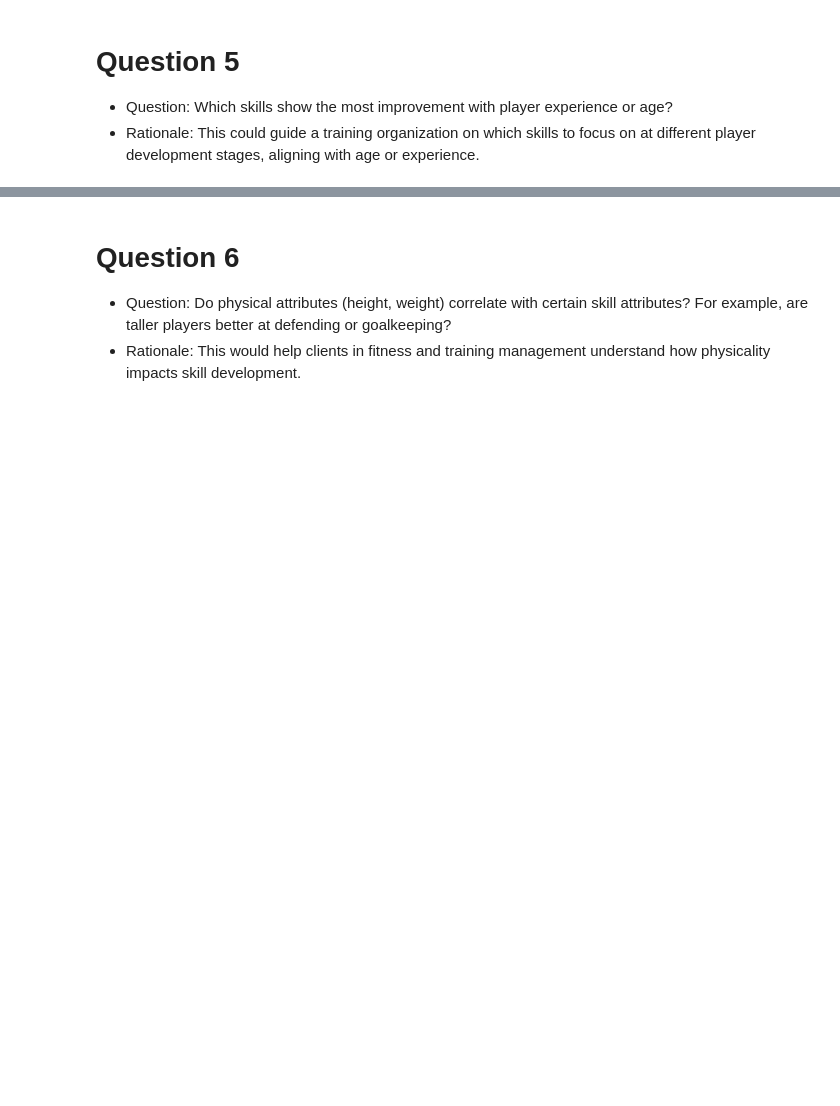
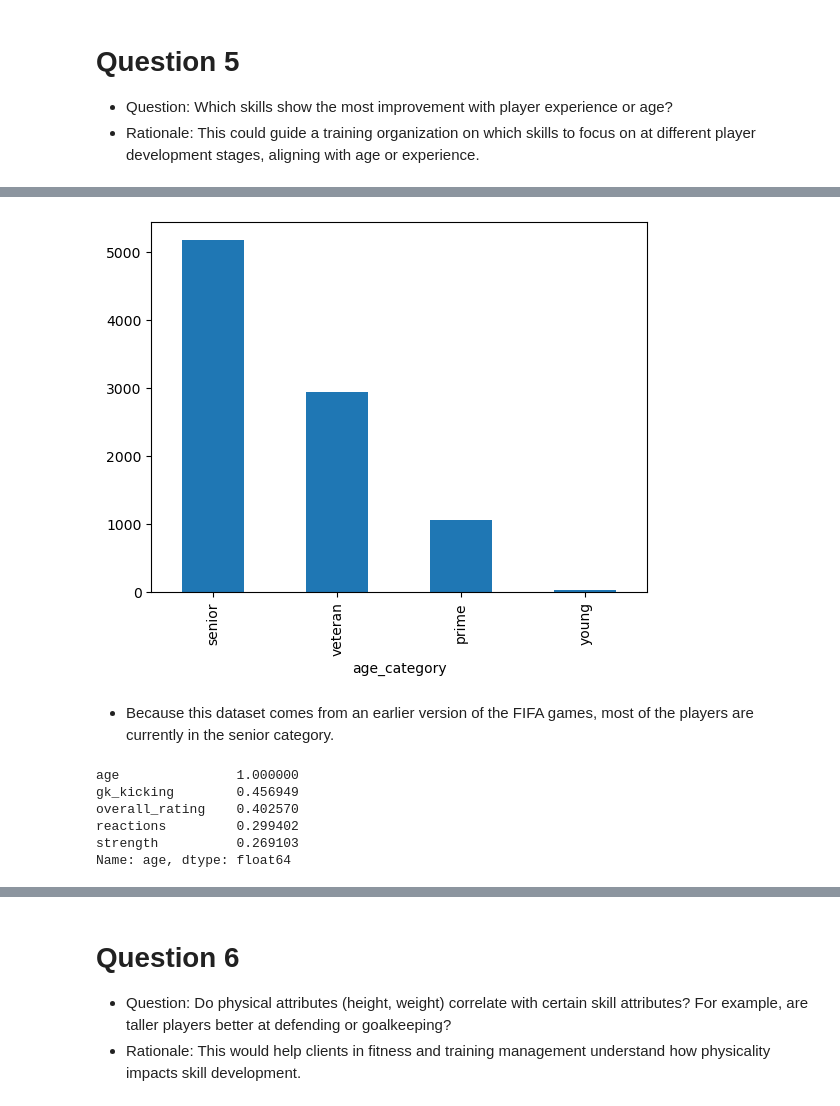
Before and after one commit to falba3/AdvancedDataAnalytics, a Jupyter notebook: notebooks/franco_questions3_5_6.ipynb, the cells around one changed output, grey strips where cells are left out. Saved outputs shown, nothing was run; the diff lists cells and outputs as text; code cells hidden in the pictures; blank space fills up the shorter version.

```diff
--- a/notebooks/franco_questions3_5_6.ipynb
+++ b/notebooks/franco_questions3_5_6.ipynb
@@ -455,0 +739,24 @@ dsa
+# %%
+# Let's create age ranges for the players
+    # 26 and below = young
+    # 27 to 30 = prime
+    # 31 to 35 = veteran
+    # 36 + = senior
+
+df['age_category'] = pd.cut(df['age'],
+                            bins=[0, 26, 30, 35, np.inf],
+                            labels=['young', 'prime', 'veteran', 'senior'])
+df['age_category'].value_counts().plot(kind = 'bar');
+# %% [output]
+[figure, added]
+# %% [markdown]
+* Because this dataset comes from an earlier version of the FIFA games, most of the players are currently in the senior category.
+# %%
+df.corr(numeric_only=True)['age'].sort_values(ascending = False).head(5)
+# %% [output]
+age               1.000000
+gk_kicking        0.456949
+overall_rating    0.402570
+reactions         0.299402
+strength          0.269103
+Name: age, dtype: float64
```
Also changed, not shown: parts of 50 cells of this notebook, 1 other file.
